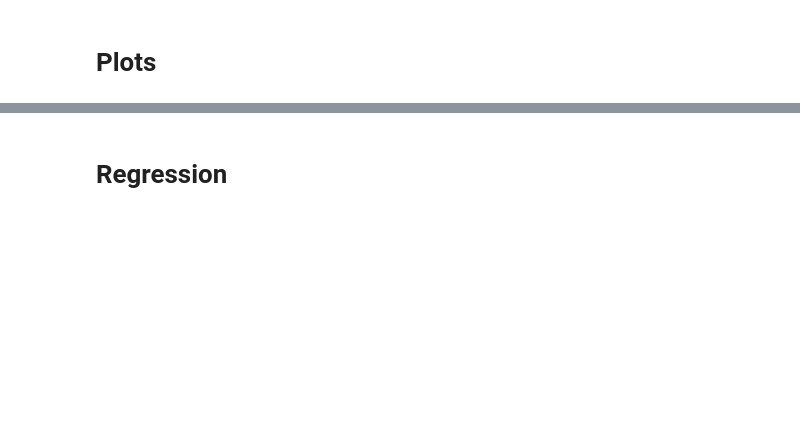
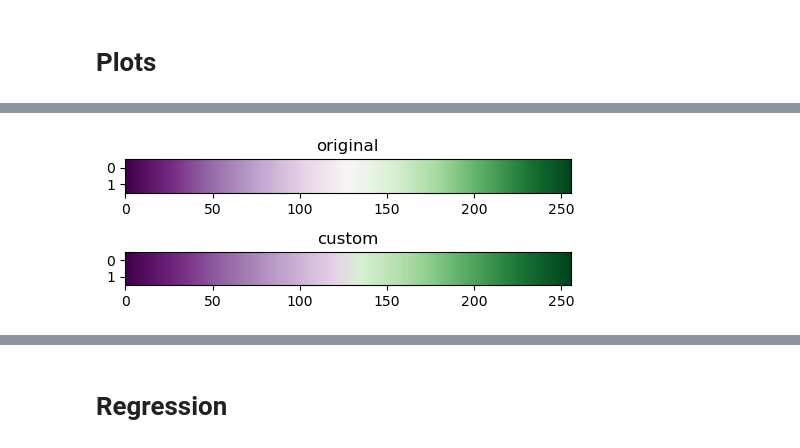
Before and after one commit to jmdelvecchio/arctic-drainage-density, a Jupyter notebook: step2_geospatial.ipynb, the cells around one changed output, grey strips where cells are left out. Drawn from its saved outputs; the diff is of its cells as text; code cells hidden in the pictures; blank space fills up the shorter version.

Commit message:
figure revisions

```diff
--- a/step2_geospatial.ipynb
+++ b/step2_geospatial.ipynb
@@ -183,6 +248,29 @@ pm2_masked = np.ma.masked_where(nonpermafrost_counts < shed_count_thresh, pm2_ma
 ratio = permafrost_arr/nonpermafrost_arr
 ratio_masked = np.ma.masked_where(permafrost_counts < shed_count_thresh, ratio)
 ratio_masked = np.ma.masked_where(nonpermafrost_counts < shed_count_thresh, ratio_masked)
+# %%
+min_val, max_val = 0.3,1.0
+n = 10
+orig_cmap = plt.cm.PRGn
+colors = np.vstack((
+    orig_cmap(np.linspace(0, 0.4, n)),
+    orig_cmap(np.linspace(.6, 1, n))
+))
+cmap_new = matplotlib.colors.LinearSegmentedColormap.from_list("mycmap", colors)
+
+# https://stackoverflow.com/questions/29654628/how-to-vertically-concatenate-two-arrays-in-python
+# %%
+gradient = np.linspace(0, 1, 256)
+gradient = np.vstack((gradient, gradient))
+
+fig, (ax1, ax2) = plt.subplots(2,1, figsize=(5,2))
+ax1.imshow(gradient, cmap=orig_cmap, aspect='auto')
+ax1.set_title('original')
+ax2.imshow(gradient, cmap=cmap_new, aspect='auto')
+ax2.set_title('custom')
+plt.tight_layout()
+# %% [output]
+[figure, added]
 # %%
 fig, ax = plt.subplots(figsize=(3.4252,3.4252),dpi=300)
 
```
Also changed, not shown: parts of 26 cells of this notebook.
